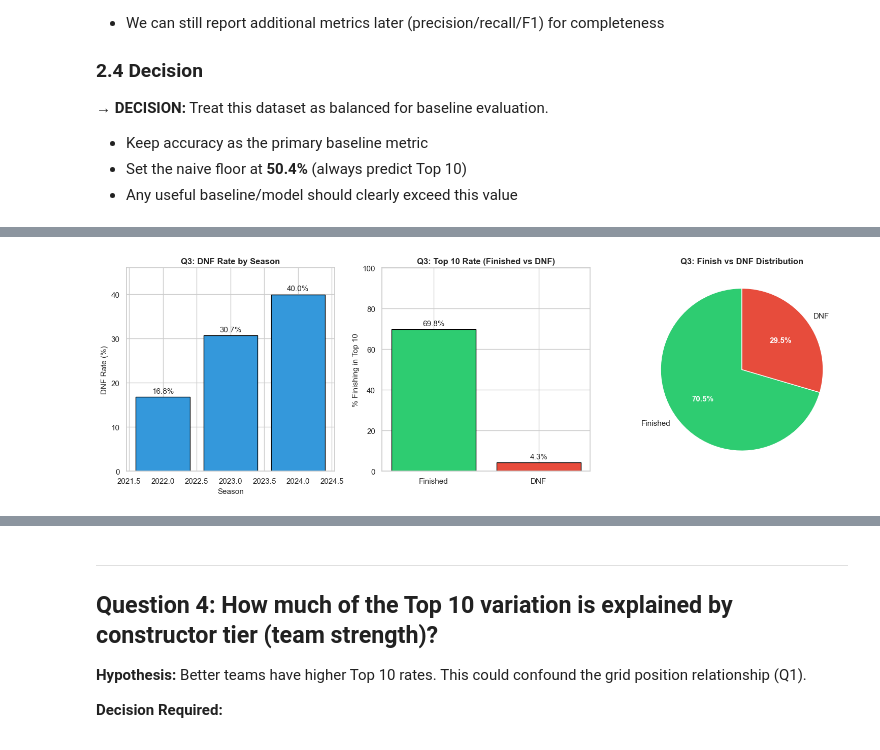
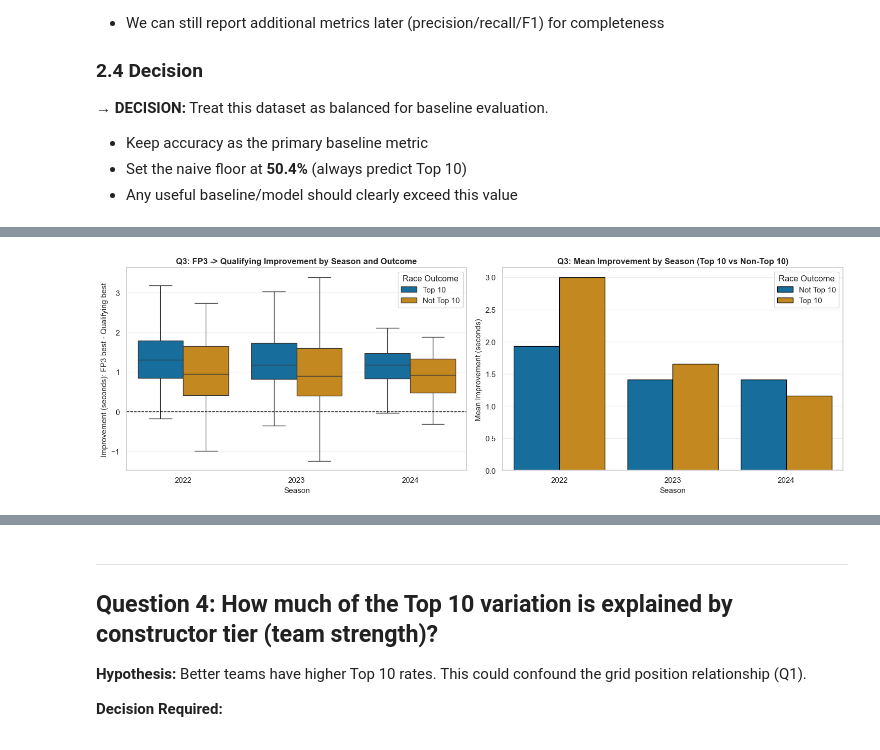
Before and after one commit to IgnaciaHerrera/iit414w-lab01-feligna, a Jupyter notebook: eda1.ipynb, the cells around one changed output, grey strips where cells are left out. Saved outputs shown, nothing was run; the diff lists cells and outputs as text; code cells hidden in the pictures.

```diff
--- a/eda1.ipynb
+++ b/eda1.ipynb
@@ -769,50 +953,54 @@ All     666  678  1344
 # %%
 ### 3.2 Answer: Visualization
 
-fig, axes = plt.subplots(1, 3, figsize=(15, 5))
+plot_df = q3_df.copy()
+plot_df['Top10_Label'] = plot_df['top_10'].map({0: 'Not Top 10', 1: 'Top 10'})
 
-# Left: DNF rate by season
+fig, axes = plt.subplots(1, 2, figsize=(15, 5))
+
+# Left: distribution by season and race outcome
 ax = axes[0]
-dnf_season = results_clean.groupby('season')['dnf'].mean() * 100
-bars = ax.bar(dnf_season.index, dnf_season.values, color='#3498db', edgecolor='black', linewidth=1)
-for bar, val in zip(bars, dnf_season.values):
-    ax.text(bar.get_x() + bar.get_width()/2, bar.get_height() + 0.5,
-            f'{val:.1f}%', ha='center', va='bottom', fontsize=11)
+sns.boxplot(
+    data=plot_df,
+    x='season',
+    y='improvement_s',
+    hue='Top10_Label',
+    ax=ax,
+    showfliers=False
+)
+ax.axhline(0, color='black', linestyle='--', linewidth=1)
 ax.set_xlabel('Season', fontsize=11)
-ax.set_ylabel('DNF Rate (%)', fontsize=11)
-ax.set_title('Q3: DNF Rate by Season', fontsize=12, fontweight='bold')
-ax.set_ylim([0, max(dnf_season.values) * 1.15])
+ax.set_ylabel('Improvement (seconds): FP3 best - Qualifying best', fontsize=11)
+ax.set_title('Q3: FP3 -> Qualifying Improvement by Season and Outcome', fontsize=12, fontweight='bold')
+ax.legend(title='Race Outcome', loc='best')
+ax.grid(True, alpha=0.3, axis='y')
 
-# Middle: Top 10 rate for Finishers vs DNF
+# Right: average improvement by season and class
 ax = axes[1]
-categories = ['Finished', 'DNF']
-top10_rates = [finished['top_10'].mean() * 100, retired['top_10'].mean() * 100]
-colors_dnf = ['#2ecc71', '#e74c3c']
-bars = ax.bar(categories, top10_rates, color=colors_dnf, edgecolor='black', linewidth=1)
-for bar, val in zip(bars, top10_rates):
-    ax.text(bar.get_x() + bar.get_width()/2, bar.get_height() + 1,
-            f'{val:.1f}%', ha='center', va='bottom', fontsize=11)
-ax.set_ylabel('% Finishing in Top 10', fontsize=11)
-ax.set_title('Q3: Top 10 Rate (Finished vs DNF)', fontsize=12, fontweight='bold')
-ax.set_ylim([0, 100])
-
-# Right: Status breakdown (pie chart)
-ax = axes[2]
-status_counts = results_clean.groupby('dnf').size()
-status_labels = ['Finished', 'DNF']
-colors_status = ['#2ecc71', '#e74c3c']
-wedges, texts, autotexts = ax.pie(status_counts, labels=status_labels, autopct='%1.1f%%',
-                                     colors=colors_status, startangle=90,
-                                     textprops={'fontsize': 11})
-for autotext in autotexts:
-    autotext.set_color('white')
-    autotext.set_fontweight('bold')
-ax.set_title('Q3: Finish vs DNF Distribution', fontsize=12, fontweight='bold')
+season_means = (
+    plot_df.groupby(['season', 'Top10_Label'])['improvement_s']
+    .mean()
+    .reset_index()
+)
+sns.barplot(
+    data=season_means,
+    x='season',
+    y='improvement_s',
+    hue='Top10_Label',
+    ax=ax,
+    edgecolor='black'
+)
+ax.axhline(0, color='black', linestyle='--', linewidth=1)
+ax.set_xlabel('Season', fontsize=11)
+ax.set_ylabel('Mean Improvement (seconds)', fontsize=11)
+ax.set_title('Q3: Mean Improvement by Season (Top 10 vs Non-Top 10)', fontsize=12, fontweight='bold')
+ax.legend(title='Race Outcome', loc='best')
+ax.grid(True, alpha=0.3, axis='y')
 
 plt.tight_layout()
 plt.show()
 # %% [output]
-[figure, old version]
+[figure, new version]
 # %% [markdown]
 ### 3.3 Interpretation
 
```
Also changed, not shown: parts of 4 cells of this notebook.
